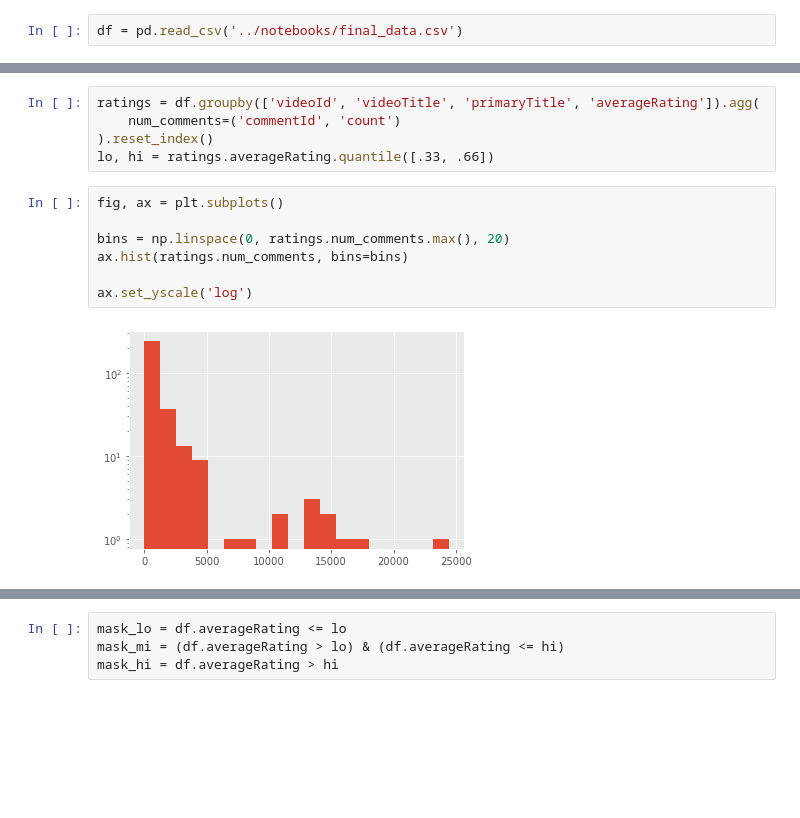
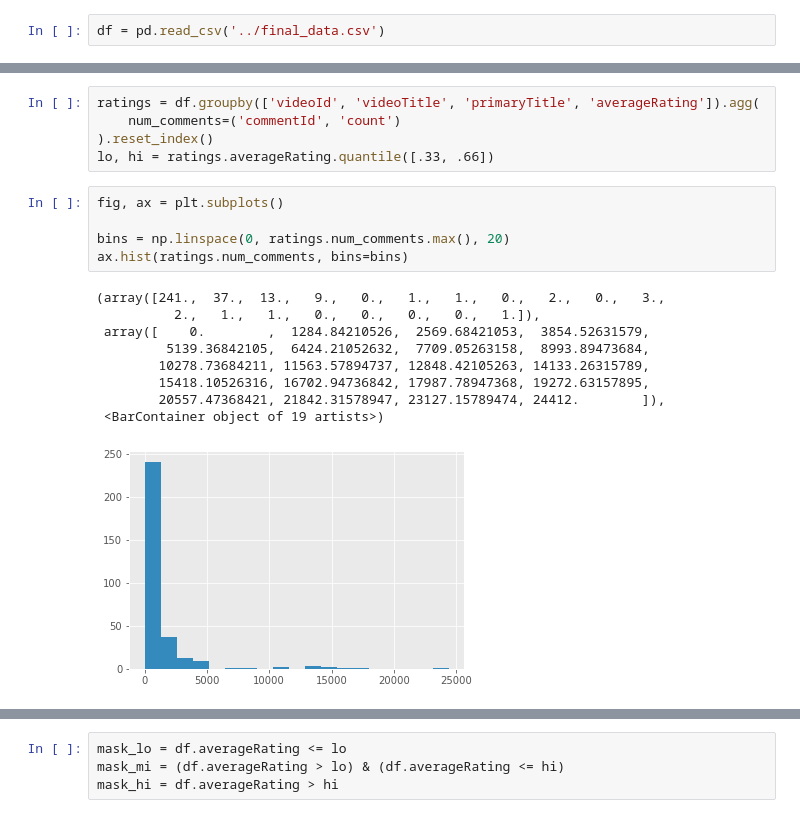
Before and after one commit to Marcus-Friis/data-in-the-wild, a Jupyter notebook: notebooks/timeseries analysis.ipynb, the cells around one changed output, grey strips where cells are left out. Cells and saved outputs as stored; diff of their text form; blank space fills up the shorter version.

```diff
--- a/notebooks/timeseries analysis.ipynb
+++ b/notebooks/timeseries analysis.ipynb
@@ -13,5 +16,5 @@ from scipy import stats
 # %%
-df = pd.read_csv('../notebooks/final_data.csv')
+df = pd.read_csv('../final_data.csv')
 # %%
 df['dt'] = pd.to_datetime(df.publishedAt)
 df['comment_date'] = df.dt.dt.date
@@ -31,12 +34,18 @@ lo, hi = ratings.averageRating.quantile([.33, .66])
 # %%
 fig, ax = plt.subplots()
 
 bins = np.linspace(0, ratings.num_comments.max(), 20)
 ax.hist(ratings.num_comments, bins=bins)
-
-ax.set_yscale('log')
 # %% [output]
+(array([241.,  37.,  13.,   9.,   0.,   1.,   1.,   0.,   2.,   0.,   3.,
+          2.,   1.,   1.,   0.,   0.,   0.,   0.,   1.]),
+ array([    0.        ,  1284.84210526,  2569.68421053,  3854.52631579,
+         5139.36842105,  6424.21052632,  7709.05263158,  8993.89473684,
+        10278.73684211, 11563.57894737, 12848.42105263, 14133.26315789,
+        15418.10526316, 16702.94736842, 17987.78947368, 19272.63157895,
+        20557.47368421, 21842.31578947, 23127.15789474, 24412.        ]),
+ <BarContainer object of 19 artists>)
-[figure, old version]
+[figure, new version]
 # %%
 x = np.linspace(0, 1, 1000)
 y = ratings.num_comments.quantile(x)
```
Also changed, not shown: parts of 14 cells of this notebook, 1 other file.
